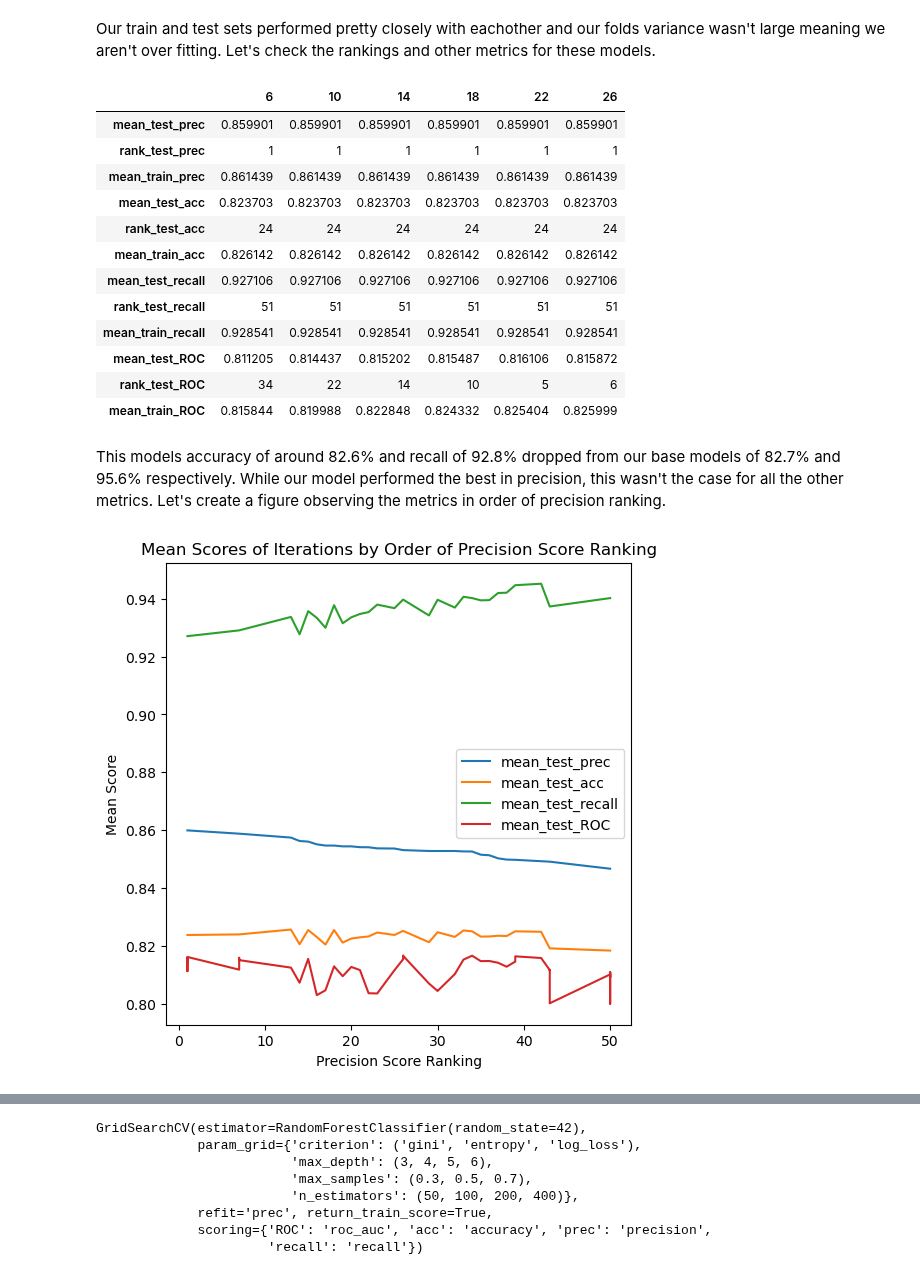
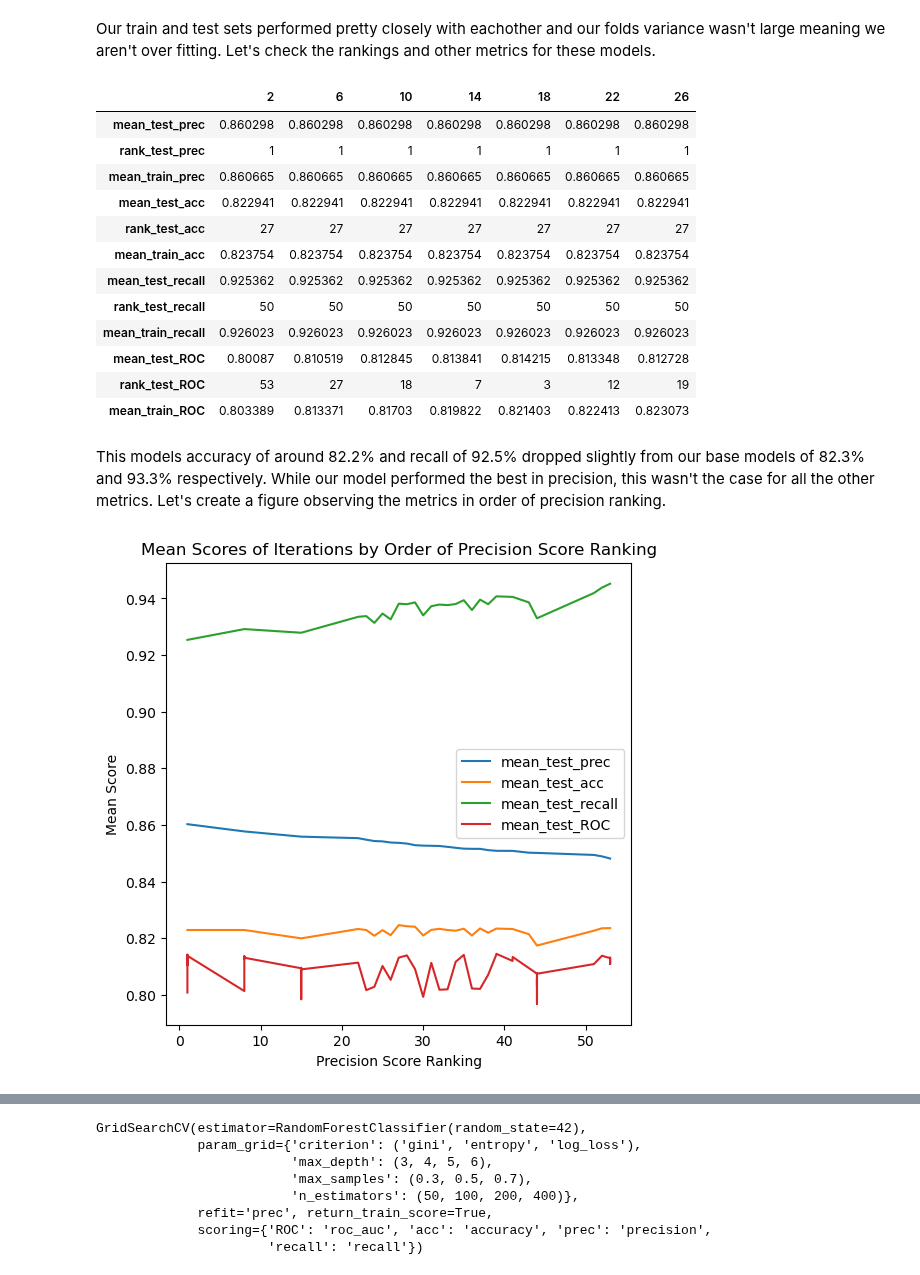
Before and after one commit to cschneck7/phase_3_project, a Jupyter notebook: H1N1 Vaccine Classification Notebook.ipynb, the cells around one changed output, grey strips where cells are left out. Saved outputs shown, nothing was run; the diff lists cells and outputs as text; code cells hidden in the pictures.

Commit message:
Reworked Data Prep, Arrived at Final Model

```diff
--- a/H1N1 Vaccine Classification Notebook.ipynb
+++ b/H1N1 Vaccine Classification Notebook.ipynb
@@ -753,5 +800,9 @@ X_train_trans.head()
 5 rows × 32 columns
 # %%
-# Saves X_train_trans to pickle file for ease to reload
-with open('data/temp_pickle_files/X_train_trans.pickle', 'wb') as f:
-    pickle.dump(X_train_trans, f)
+# # Saves X_train_trans to pickle file for ease to reload
+# with open('data/temp_pickle_files/X_train_trans.pickle', 'wb') as f:
+#     pickle.dump(X_train_trans, f)
+
+# Opens X_train_trans pickle file
+with open('data/temp_pickle_files/X_train_trans.pickle', 'rb') as f:
+    X_train_trans = pickle.load(f)
@@ -1020 +1010,13 @@ y_train_flipped = binary_flip(y_train_mod)
+# %%
+# Creates DecisionTreeClassifier parameter grid
+dt_par_grid = {'criterion': ['gini', 'entropy'],
+            'max_depth': [4, 5, 6, 7, 8, 9, 10],
+            'min_samples_split': [.01, .025, .05, .1]}
+
+# Creates GridSearchCV object
+dt_clf_grid = GridSearchCV(estimator=DecisionTreeClassifier(random_state=42),
+                   param_grid=dt_par_grid,
+                   scoring=scores,
+                   return_train_score = True,
+                   refit='prec')
 # %%
@@ -1023 +1025,9 @@ clf.fit(X_train_ohe, y_train_flipped);
+# %%
+# # Saves dt_clf_grid model to prevent long run times
+# with open('data/models/dt_clf_grid.plk', 'wb') as f:
+#     joblib.dump(dt_clf_grid, f)
+
+# Loads dt_clf_grid model to prevent long run times
+with open('data/models/dt_clf_grid.plk', 'rb') as f:
+    dt_clf_grid = joblib.load(f)
 # %%
@@ -1029,5 +1039,5 @@ The best model from this grid search had a precision of around .86, around 1% be
 # %%
 # Creates DataFrame of results
-clf_df = pd.DataFrame(clf.cv_results_)
+dt_clf_df = pd.DataFrame(dt_clf_grid.cv_results_)
 # %%
 # Finds the model with the highest ranked precision score
@@ -1117,36 +1128,36 @@ fold_scores(best_scorer, 'prec')
 Our train and test sets performed pretty closely with eachother and our folds variance wasn't large meaning we aren't over fitting. Let's check the rankings and other metrics for these models.
 # %%
 # List rankings and means of all scoring metrics
-rankings(best_scorer)
+rankings(best_scorer_dt)
 # %% [output]
-|  | 6 | 10 | 14 | 18 | 22 | 26 |
-| mean_test_prec | 0.859901 | 0.859901 | 0.859901 | 0.859901 | 0.859901 | 0.859901 |
-| rank_test_prec | 1 | 1 | 1 | 1 | 1 | 1 |
-| mean_train_prec | 0.861439 | 0.861439 | 0.861439 | 0.861439 | 0.861439 | 0.861439 |
-| mean_test_acc | 0.823703 | 0.823703 | 0.823703 | 0.823703 | 0.823703 | 0.823703 |
-| rank_test_acc | 24 | 24 | 24 | 24 | 24 | 24 |
-| mean_train_acc | 0.826142 | 0.826142 | 0.826142 | 0.826142 | 0.826142 | 0.826142 |
-| mean_test_recall | 0.927106 | 0.927106 | 0.927106 | 0.927106 | 0.927106 | 0.927106 |
-| rank_test_recall | 51 | 51 | 51 | 51 | 51 | 51 |
-| mean_train_recall | 0.928541 | 0.928541 | 0.928541 | 0.928541 | 0.928541 | 0.928541 |
-| mean_test_ROC | 0.811205 | 0.814437 | 0.815202 | 0.815487 | 0.816106 | 0.815872 |
-| rank_test_ROC | 34 | 22 | 14 | 10 | 5 | 6 |
-| mean_train_ROC | 0.815844 | 0.819988 | 0.822848 | 0.824332 | 0.825404 | 0.825999 |
+|  | 2 | 6 | 10 | 14 | 18 | 22 | 26 |
+| mean_test_prec | 0.860298 | 0.860298 | 0.860298 | 0.860298 | 0.860298 | 0.860298 | 0.860298 |
+| rank_test_prec | 1 | 1 | 1 | 1 | 1 | 1 | 1 |
+| mean_train_prec | 0.860665 | 0.860665 | 0.860665 | 0.860665 | 0.860665 | 0.860665 | 0.860665 |
+| mean_test_acc | 0.822941 | 0.822941 | 0.822941 | 0.822941 | 0.822941 | 0.822941 | 0.822941 |
+| rank_test_acc | 27 | 27 | 27 | 27 | 27 | 27 | 27 |
+| mean_train_acc | 0.823754 | 0.823754 | 0.823754 | 0.823754 | 0.823754 | 0.823754 | 0.823754 |
+| mean_test_recall | 0.925362 | 0.925362 | 0.925362 | 0.925362 | 0.925362 | 0.925362 | 0.925362 |
+| rank_test_recall | 50 | 50 | 50 | 50 | 50 | 50 | 50 |
+| mean_train_recall | 0.926023 | 0.926023 | 0.926023 | 0.926023 | 0.926023 | 0.926023 | 0.926023 |
+| mean_test_ROC | 0.80087 | 0.810519 | 0.812845 | 0.813841 | 0.814215 | 0.813348 | 0.812728 |
+| rank_test_ROC | 53 | 27 | 18 | 7 | 3 | 12 | 19 |
+| mean_train_ROC | 0.803389 | 0.813371 | 0.81703 | 0.819822 | 0.821403 | 0.822413 | 0.823073 |
 # %% [markdown]
-This models accuracy of around 82.6% and recall of 92.8% dropped from our base models of 82.7% and 95.6% respectively. While our model performed the best in precision, this wasn't the case for all the other metrics. Let's create a figure observing the metrics in order of precision ranking.
+This models accuracy of around 82.2% and recall of 92.5% dropped slightly from our base models of 82.3% and 93.3% respectively. While our model performed the best in precision, this wasn't the case for all the other metrics. Let's create a figure observing the metrics in order of precision ranking.
 # %%
-clf_df.sort_values(by='rank_test_prec', inplace=True)
+dt_clf_df.sort_values(by='rank_test_prec', inplace=True)
 
-score_vars = [col for col in clf_df.columns if ('mean_test' in col)]
+score_vars = [col for col in dt_clf_df.columns if ('mean_test' in col)]
 
 fig, ax = plt.subplots(figsize=(6,6));
 
 for i, col in enumerate(score_vars):
-    ax.plot(clf_df.rank_test_prec, clf_df[col], label=col)
+    ax.plot(dt_clf_df.rank_test_prec, dt_clf_df[col], label=col)
 
 ax.set_xlabel('Precision Score Ranking');
 ax.set_ylabel('Mean Score');
 ax.set_title('Mean Scores of Iterations by Order of Precision Score Ranking');
 ax.legend();
 # %% [output]
-[figure, old version]
+[figure, new version]
```
Also changed, not shown: parts of 83 cells of this notebook, 4 other files.
